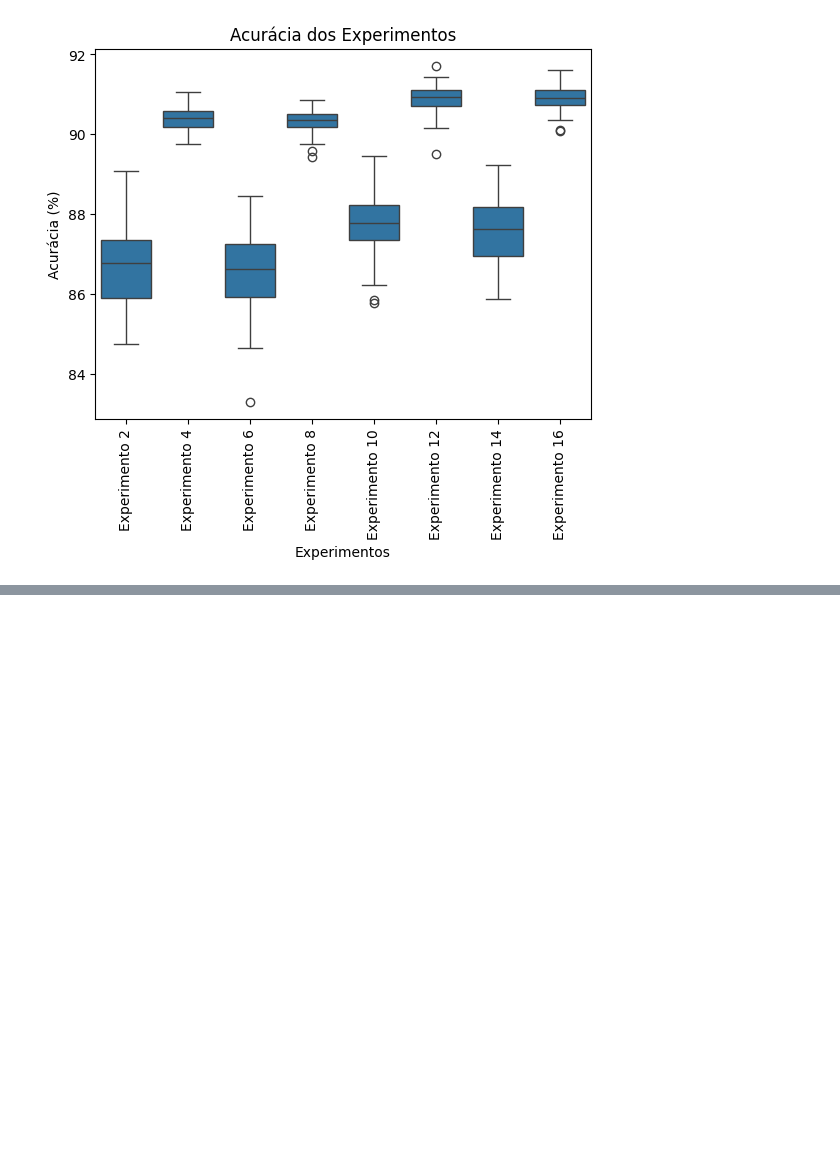
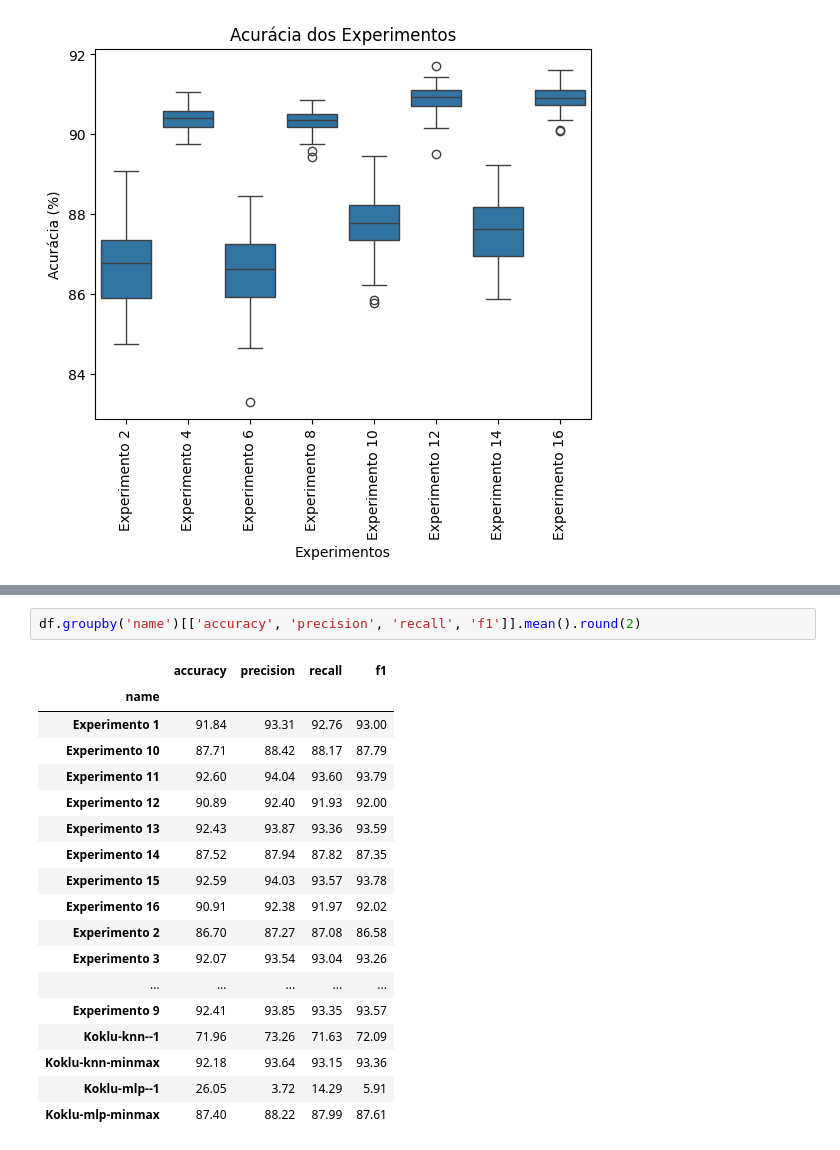
Before and after one commit to lopesvictor1/Beans-Classification, a Jupyter notebook: plots.ipynb, the cells around one changed output, grey strips where cells are left out. Saved outputs shown, nothing was run; the diff lists cells and outputs as text; blank space fills up the shorter version.

```diff
--- a/plots.ipynb
+++ b/plots.ipynb
@@ -125,0 +139,21 @@ Text(0.5, 0, 'Experimentos')
+# %%
+df.groupby('name')[['accuracy', 'precision', 'recall', 'f1']].mean().round(2)
+# %% [output]
+|  | accuracy | precision | recall | f1 |
+| name |  |  |  |  |
+| Experimento 1 | 91.84 | 93.31 | 92.76 | 93.00 |
+| Experimento 10 | 87.71 | 88.42 | 88.17 | 87.79 |
+| Experimento 11 | 92.60 | 94.04 | 93.60 | 93.79 |
+| Experimento 12 | 90.89 | 92.40 | 91.93 | 92.00 |
+| Experimento 13 | 92.43 | 93.87 | 93.36 | 93.59 |
+| Experimento 14 | 87.52 | 87.94 | 87.82 | 87.35 |
+| Experimento 15 | 92.59 | 94.03 | 93.57 | 93.78 |
+| Experimento 16 | 90.91 | 92.38 | 91.97 | 92.02 |
+| Experimento 2 | 86.70 | 87.27 | 87.08 | 86.58 |
+| Experimento 3 | 92.07 | 93.54 | 93.04 | 93.26 |
+| ... | ... | ... | ... | ... |
+| Experimento 9 | 92.41 | 93.85 | 93.35 | 93.57 |
+| Koklu-knn--1 | 71.96 | 73.26 | 71.63 | 72.09 |
+| Koklu-knn-minmax | 92.18 | 93.64 | 93.15 | 93.36 |
+| Koklu-mlp--1 | 26.05 | 3.72 | 14.29 | 5.91 |
+| Koklu-mlp-minmax | 87.40 | 88.22 | 87.99 | 87.61 |
```
Also changed, not shown: parts of 2 cells of this notebook.
